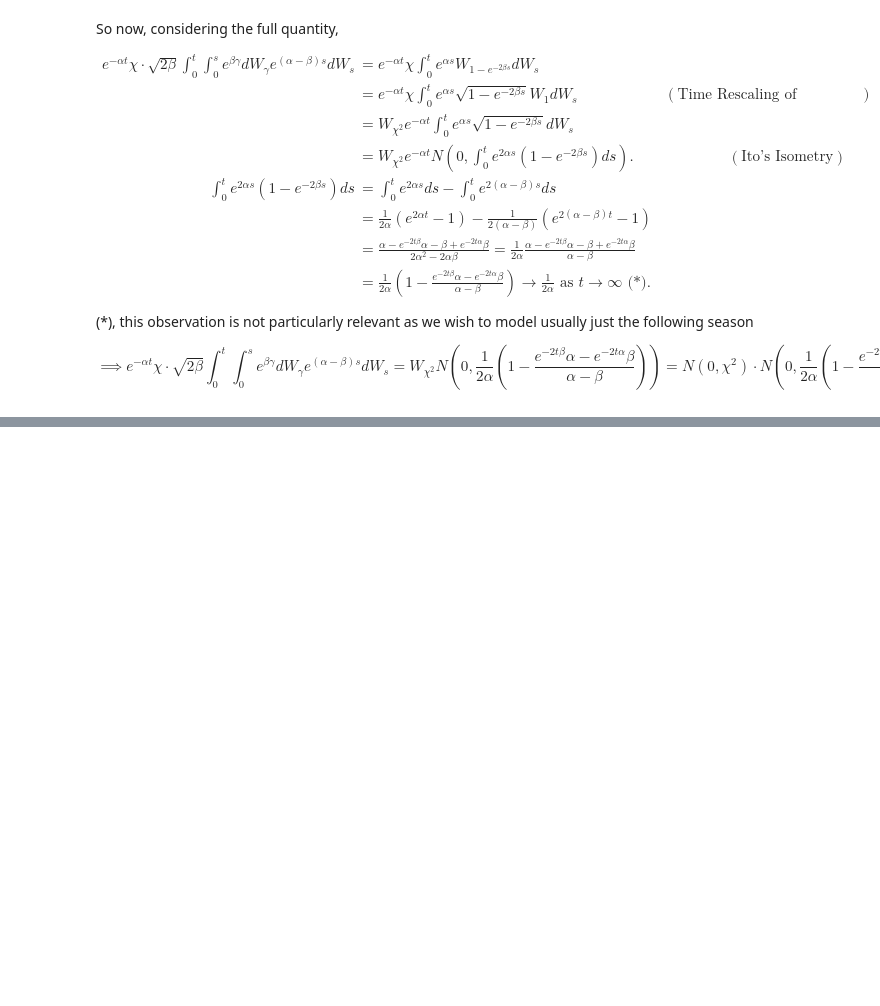
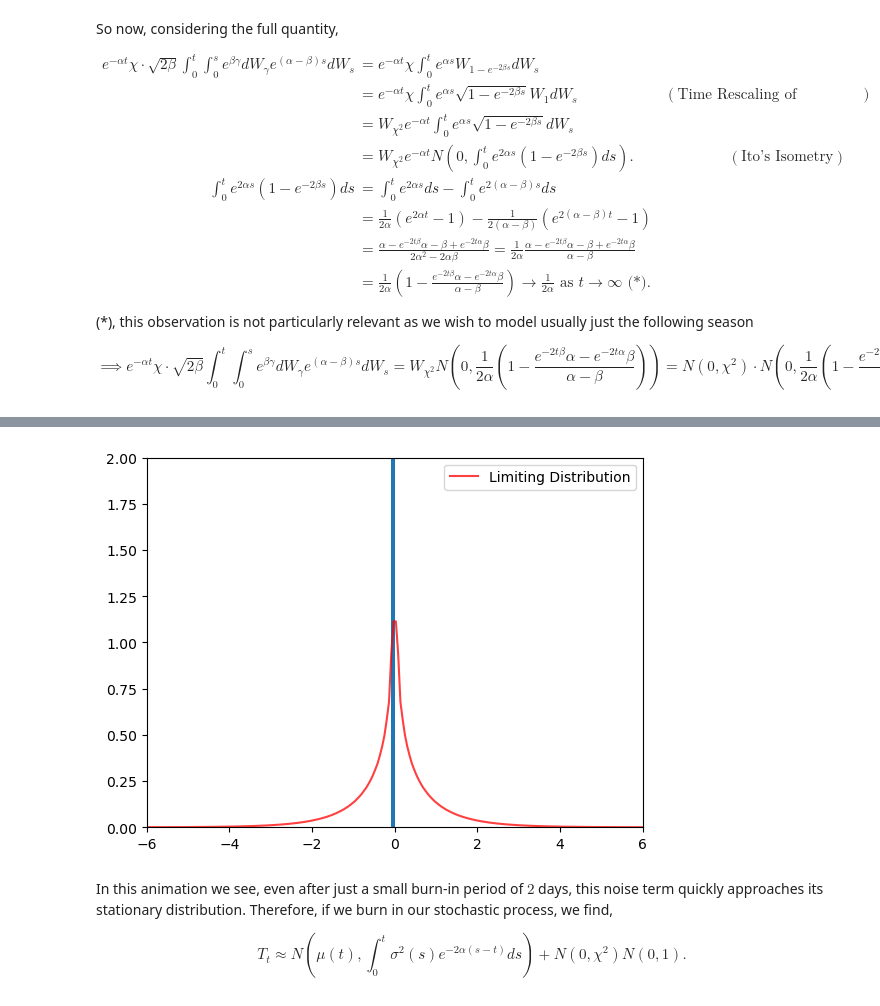
Before and after one commit to shixuejun/Weather-Derivative-UROP, a Jupyter notebook: src/modelling/analytic_solution.ipynb, the cells around one changed output, grey strips where cells are left out. Cells and saved outputs as stored; diff of their text form; code cells hidden in the pictures; blank space fills up the shorter version.

```diff
--- a/src/modelling/analytic_solution.ipynb
+++ b/src/modelling/analytic_solution.ipynb
@@ -121,0 +158,3 @@ The quantity, $\int_{0}^{t} \sigma^{2}(s) e^{2\alpha (s-t)} ds$, has some interp
+# %%
+def std_fun(t, alpha=1.5, beta=0.5):
+    return np.sqrt(1 - ((np.exp(-2 * t * beta) * alpha - np.exp(-2 * t * alpha) * beta)/(alpha - beta)))
@@ -121,0 +165,47 @@ The quantity, $\int_{0}^{t} \sigma^{2}(s) e^{2\alpha (s-t)} ds$, has some interp
+# %%
+N = 2_500
+epsilon = 1e-4
+us = np.linspace(epsilon, 1.0-epsilon, N)
+zs = scipy.stats.norm.ppf(us)
+samples = np.outer(zs, zs).flatten()
+
+# Parameters
+n_frames = 100
+data_length = 1000
+bins = 300
+
+# Set up the figure, axis, and histogram
+fig, ax = plt.subplots(1)
+counts, bins, _ = ax.hist(samples, bins=bins, density=True, stacked=True)
+midpoints = 0.5 * (bins[1:] + bins[:-1])
+x_interp = np.linspace(midpoints[0], midpoints[-1], 500)
+y_interp = np.interp(x_interp, midpoints, counts)
+
+# Initialization function
+def init():
+    ax.clear()
+    ax.hist(samples * std_fun(0), bins=bins, density=True, stacked=True)
+    ax.set_xlim(-6, 6)
+    ax.set_ylim(0, 2)
+    ax.plot(x_interp, y_interp, '-r', label='Limiting Distribution', alpha=0.75)
+    ax.legend()
+
+# Update function
+def update(frame):
+    ax.clear()
+    ax.hist(samples * std_fun(frame/10), bins=bins, density=True, stacked=True)
+    ax.set_title(f"$t ={frame/10}$")
+    ax.set_xlim(-6, 6)
+    ax.set_ylim(0, 2)
+    ax.plot(x_interp, y_interp, '-r', label='Limiting Distribution', alpha=0.75)
+    ax.legend()
+
+# Create animation
+ani = FuncAnimation(fig, update, frames=n_frames, init_func=init, repeat=False)
+ani.save("animation.gif", writer=PillowWriter(fps=5))
+# %% [output]
+[figure, added]
+# %% [markdown]
+In this animation we see, even after just a small burn-in period of $2$ days, this noise term quickly approaches its stationary distribution. Therefore, if we burn in our stochastic process, we find,
+
+$$ T_{t} \approx N\left(\mu(t), \int_{0}^{t} \sigma^{2}(s)e^{-2\alpha (s - t)}ds\right) + N(0, \chi^{2})N(0, 1). $$
```
Also changed, not shown: parts of 9 cells of this notebook, 1 other file.
